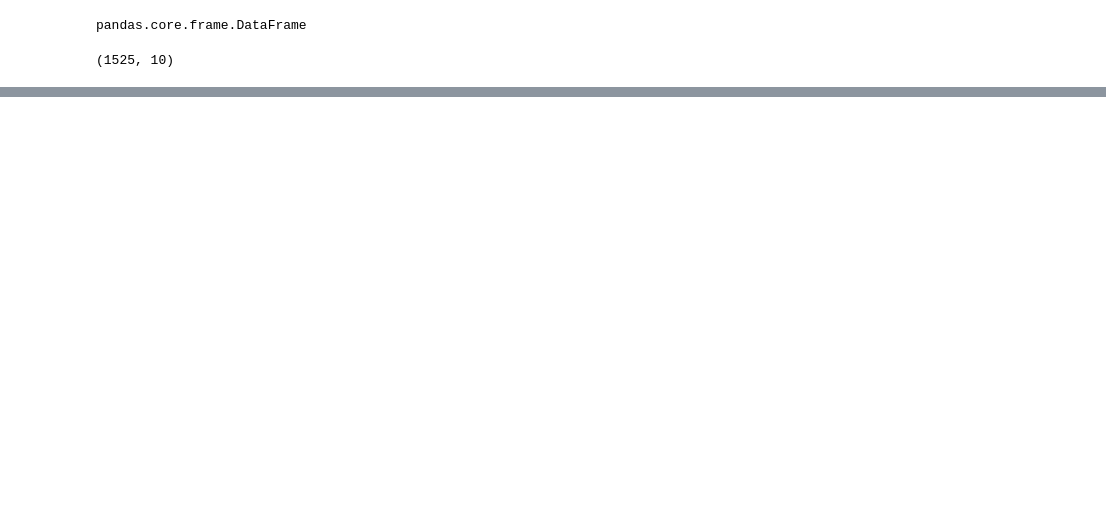
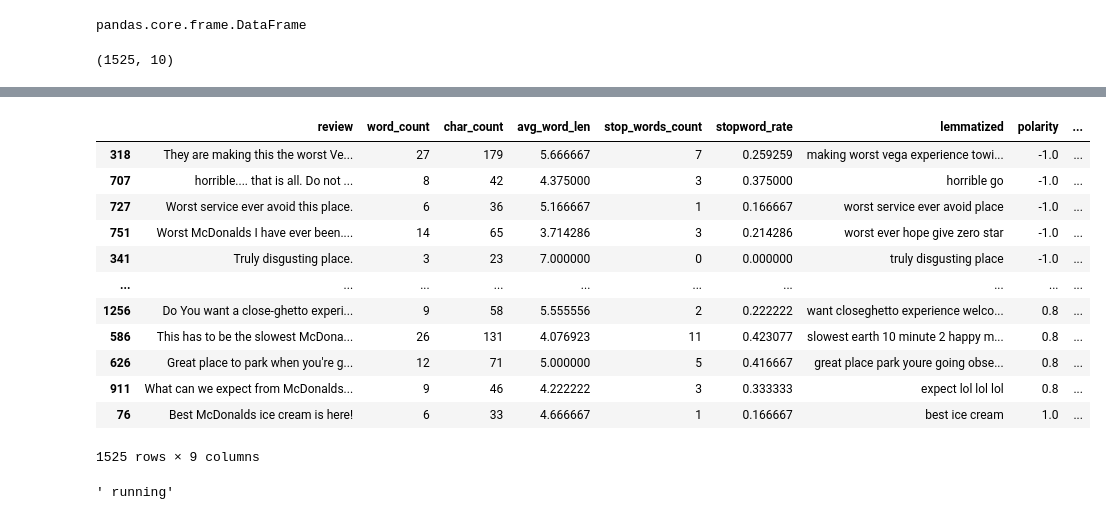
Before and after one commit to bellinday/AssignmentsYTQ, a Jupyter notebook: SA-A1.ipynb, the cells around one changed output, grey strips where cells are left out. Saved outputs shown, nothing was run; the diff lists cells and outputs as text; code cells hidden in the pictures; blank space fills up the shorter version.

```diff
--- a/SA-A1.ipynb
+++ b/SA-A1.ipynb
@@ -96,2 +178,0 @@ False
-# %%
-mcd['review'] = mcd['review'].str.strip('Î¾')
@@ -111,0 +196,2 @@ mcd.head(10)
+# %%
+mcd.drop(['lowercase','punctuation','stopwords','clean_rev'], axis=1, inplace=True)
@@ -111,0 +200,16 @@ mcd.head(10)
+# %%
+mcd.sort_values(by = 'polarity' )
+# %% [output]
+|  | review | word_count | char_count | avg_word_len | stop_words_count | stopword_rate | lemmatized | polarity | ... |
+| 318 | They are making this the worst Ve... | 27 | 179 | 5.666667 | 7 | 0.259259 | making worst vega experience towi... | -1.0 | ... |
+| 707 | horrible.... that is all. Do not ... | 8 | 42 | 4.375000 | 3 | 0.375000 | horrible go | -1.0 | ... |
+| 727 | Worst service ever avoid this place. | 6 | 36 | 5.166667 | 1 | 0.166667 | worst service ever avoid place | -1.0 | ... |
+| 751 | Worst McDonalds I have ever been.... | 14 | 65 | 3.714286 | 3 | 0.214286 | worst ever hope give zero star | -1.0 | ... |
+| 341 | Truly disgusting place. | 3 | 23 | 7.000000 | 0 | 0.000000 | truly disgusting place | -1.0 | ... |
+| ... | ... | ... | ... | ... | ... | ... | ... | ... | ... |
+| 1256 | Do You want a close-ghetto experi... | 9 | 58 | 5.555556 | 2 | 0.222222 | want closeghetto experience welco... | 0.8 | ... |
+| 586 | This has to be the slowest McDona... | 26 | 131 | 4.076923 | 11 | 0.423077 | slowest earth 10 minute 2 happy m... | 0.8 | ... |
+| 626 | Great place to park when you're g... | 12 | 71 | 5.000000 | 5 | 0.416667 | great place park youre going obse... | 0.8 | ... |
+| 911 | What can we expect from McDonalds... | 9 | 46 | 4.222222 | 3 | 0.333333 | expect lol lol lol | 0.8 | ... |
+| 76 | Best McDonalds ice cream is here! | 6 | 33 | 4.666667 | 1 | 0.166667 | best ice cream | 1.0 | ... |
+1525 rows × 9 columns
@@ -111,0 +220,4 @@ mcd.head(10)
+# %%
+Word(doc).lemmatize()
+# %% [output]
+' running'
```
Also changed, not shown: parts of 54 cells of this notebook.
